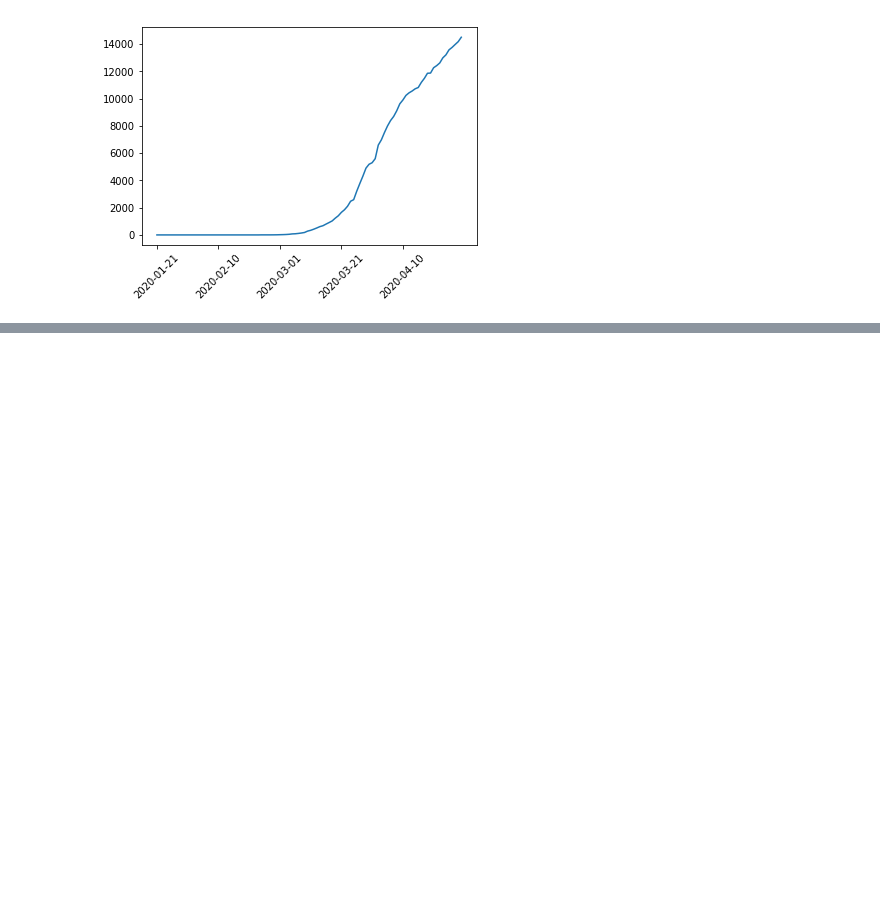
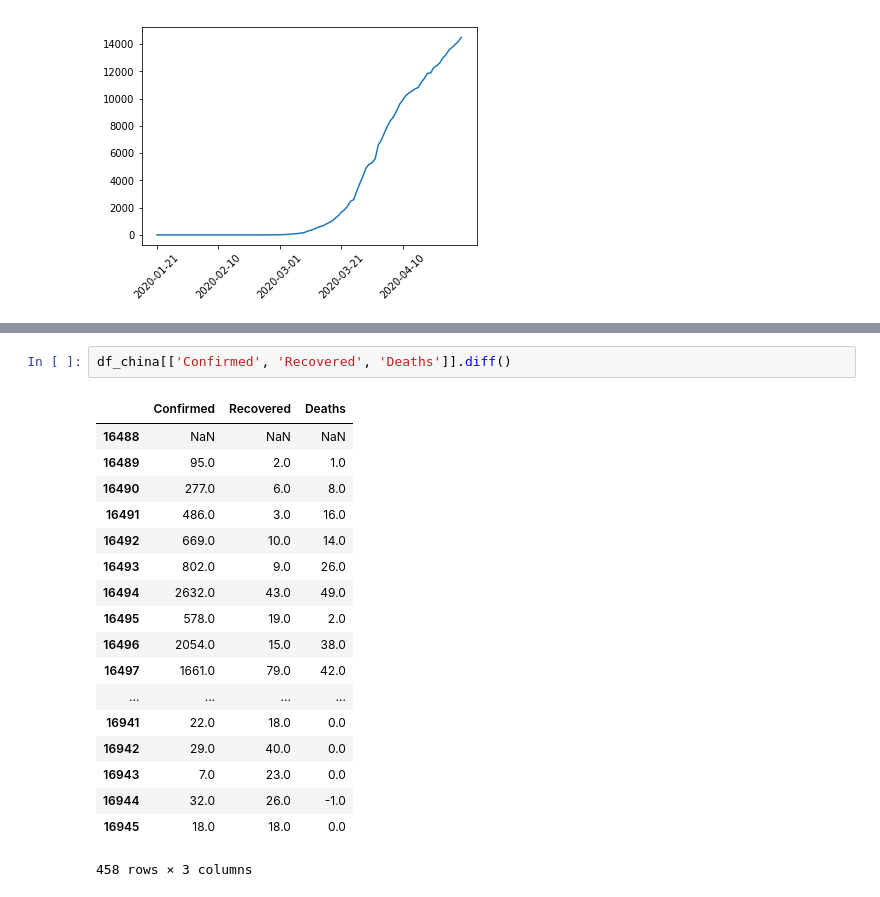
Before and after one commit to xiaolng/GSGHack_project10, a Jupyter notebook: plot_time_series.ipynb, the cells around one changed output, grey strips where cells are left out. Drawn from its saved outputs; the diff is of its cells as text; blank space fills up the shorter version.

```diff
--- a/plot_time_series.ipynb
+++ b/plot_time_series.ipynb
@@ -45,0 +71,21 @@ ax.set_xticklabels(x.iloc[ ticks ], rotation=45);
+# %%
+df_china[['Confirmed', 'Recovered', 'Deaths']].diff()
+# %% [output]
+|  | Confirmed | Recovered | Deaths |
+| 16488 | NaN | NaN | NaN |
+| 16489 | 95.0 | 2.0 | 1.0 |
+| 16490 | 277.0 | 6.0 | 8.0 |
+| 16491 | 486.0 | 3.0 | 16.0 |
+| 16492 | 669.0 | 10.0 | 14.0 |
+| 16493 | 802.0 | 9.0 | 26.0 |
+| 16494 | 2632.0 | 43.0 | 49.0 |
+| 16495 | 578.0 | 19.0 | 2.0 |
+| 16496 | 2054.0 | 15.0 | 38.0 |
+| 16497 | 1661.0 | 79.0 | 42.0 |
+| ... | ... | ... | ... |
+| 16941 | 22.0 | 18.0 | 0.0 |
+| 16942 | 29.0 | 40.0 | 0.0 |
+| 16943 | 7.0 | 23.0 | 0.0 |
+| 16944 | 32.0 | 26.0 | -1.0 |
+| 16945 | 18.0 | 18.0 | 0.0 |
+458 rows × 3 columns
```
Also changed, not shown: parts of 8 cells of this notebook, 2 other files.
